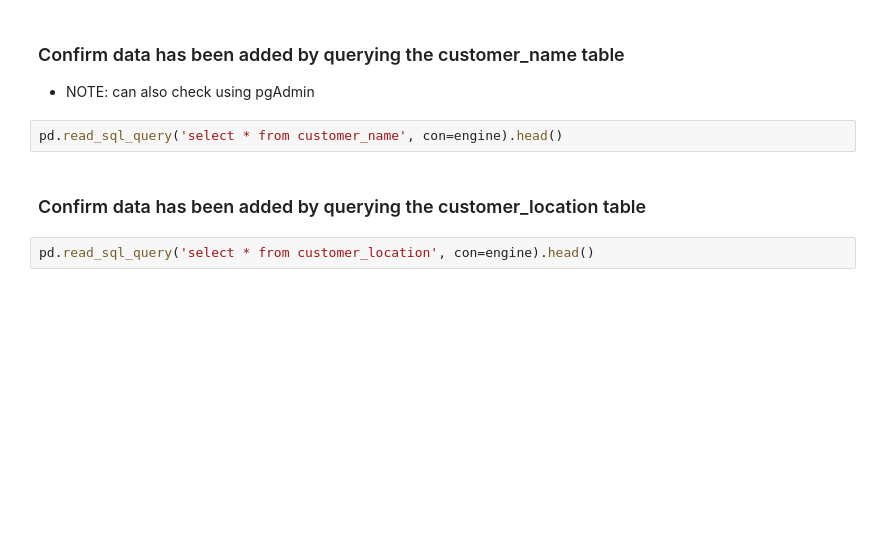
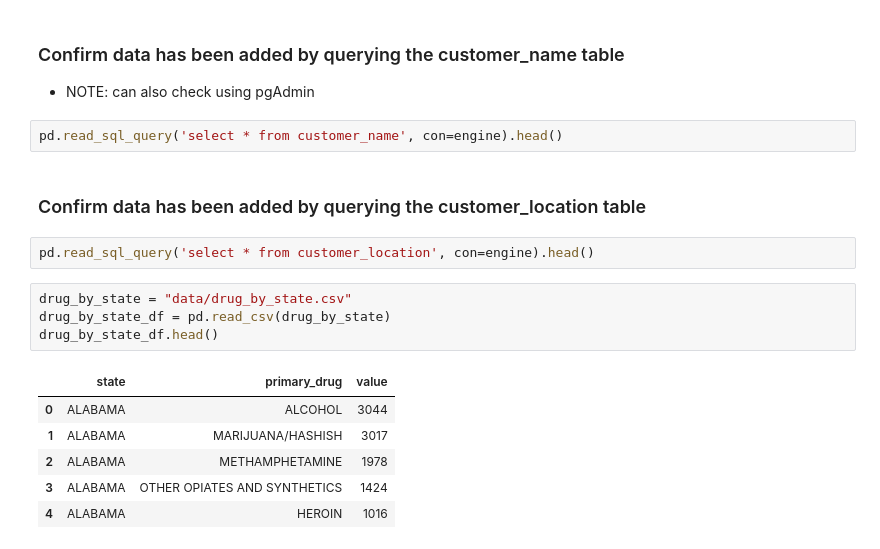
Before and after one commit to RandallPark/Public_Health_Group, a Jupyter notebook: load_data_py.ipynb, the cells around one changed output. Cells and saved outputs as stored; diff of their text form; blank space fills up the shorter version.

```diff
--- a/load_data_py.ipynb
+++ b/load_data_py.ipynb
@@ -100,3 +100,14 @@ pd.read_sql_query('select * from customer_name', con=engine).head()
 ### Confirm data has been added by querying the customer_location table
 # %%
 pd.read_sql_query('select * from customer_location', con=engine).head()
+# %%
+drug_by_state = "data/drug_by_state.csv"
+drug_by_state_df = pd.read_csv(drug_by_state)
+drug_by_state_df.head()
+# %% [output]
+|  | state | primary_drug | value |
+| 0 | ALABAMA | ALCOHOL | 3044 |
+| 1 | ALABAMA | MARIJUANA/HASHISH | 3017 |
+| 2 | ALABAMA | METHAMPHETAMINE | 1978 |
+| 3 | ALABAMA | OTHER OPIATES AND SYNTHETICS | 1424 |
+| 4 | ALABAMA | HEROIN | 1016 |
```
Also changed, not shown: parts of 2 cells of this notebook, 3 other files.
